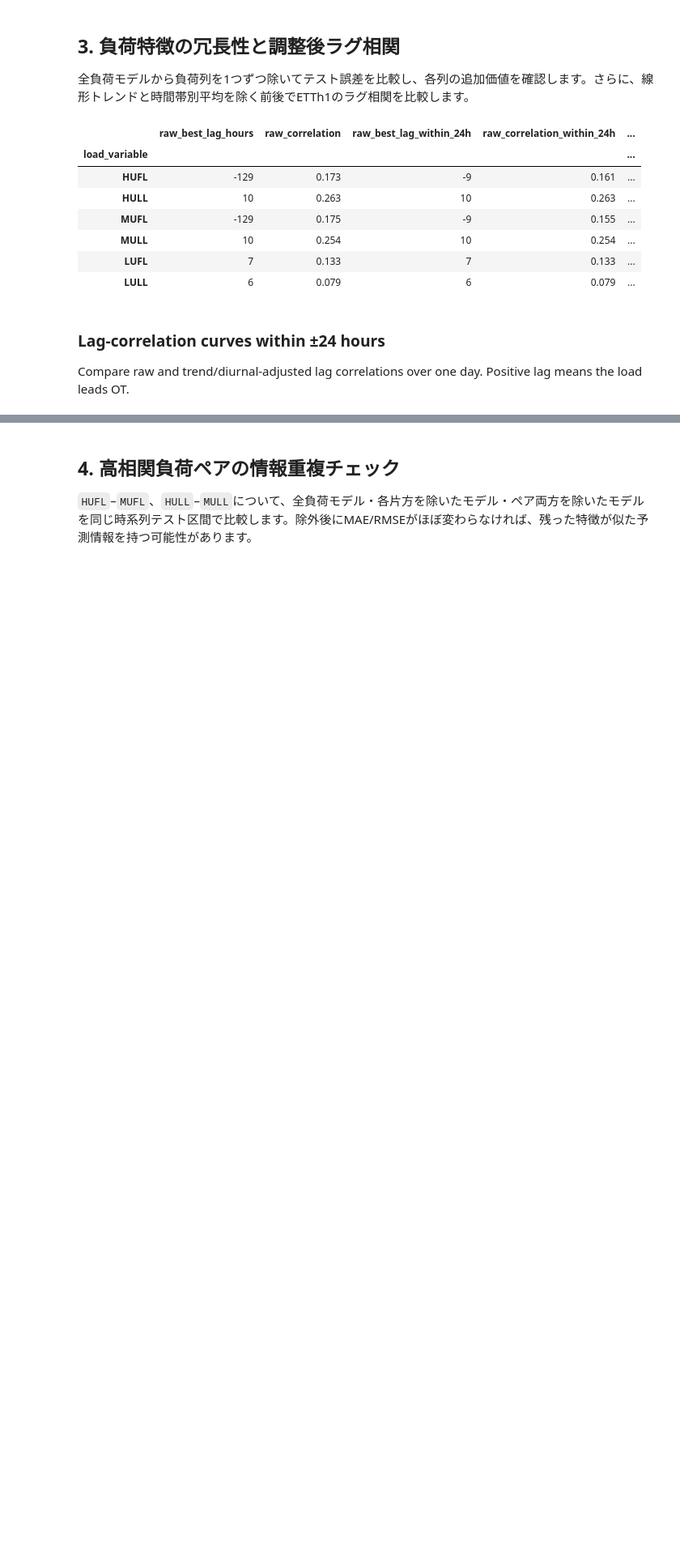
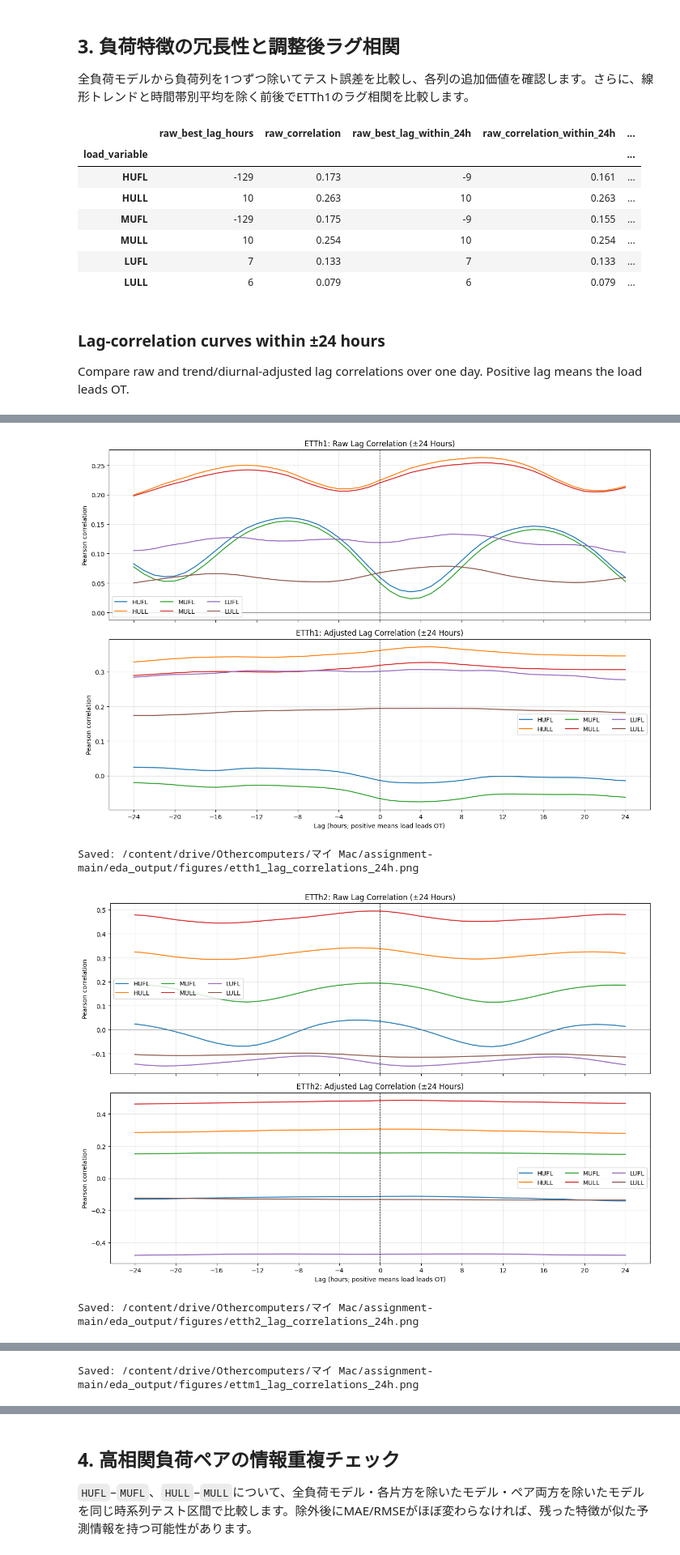
Before and after one commit to REARU0924/assignment-main, a Jupyter notebook: EDA_ETT_Colab2.ipynb, the cells around one changed output, grey strips where cells are left out. Shown at 81% size. Drawn from its saved outputs; the diff is of its cells as text; code cells hidden in the pictures; blank space fills up the shorter version.

```diff
--- a/EDA_ETT_Colab2.ipynb
+++ b/EDA_ETT_Colab2.ipynb
@@ -267,0 +229,53 @@ plt.show()
+# %%
+import matplotlib.pyplot as plt
+
+FIGURE_DIR = OUTPUT_DIR / "figures"
+FIGURE_DIR.mkdir(parents=True, exist_ok=True)
+
+for dataset_name in DATASET_NAMES:
+    frame = datasets[dataset_name]
+    samples_per_hour = 1 if dataset_name.startswith("ETTh") else 4
+    max_lag_samples = 24 * samples_per_hour
+    lag_samples = range(-max_lag_samples, max_lag_samples + 1)
+    lag_hours = [lag / samples_per_hour for lag in lag_samples]
+
+    adjusted_ot = remove_linear_trend_and_hourly_pattern(frame["OT"])
+    fig, axes = plt.subplots(2, 1, figsize=(13, 9), sharex=True)
+
+    for load_column in LOAD_COLUMNS:
+        raw_curve = [
+            frame[load_column].shift(lag).corr(frame["OT"])
+            for lag in lag_samples
+        ]
+        adjusted_load = remove_linear_trend_and_hourly_pattern(frame[load_column])
+        adjusted_curve = [
+            adjusted_load.shift(lag).corr(adjusted_ot)
+            for lag in lag_samples
+        ]
+
+        axes[0].plot(lag_hours, raw_curve, label=load_column)
+        axes[1].plot(lag_hours, adjusted_curve, label=load_column)
+
+    for ax in axes:
+        ax.axvline(0, color="black", linewidth=0.8, linestyle="--")
+        ax.axhline(0, color="gray", linewidth=0.6)
+        ax.set_ylabel("Pearson correlation")
+        ax.set_xticks(range(-24, 25, 4))
+        ax.grid(True, alpha=0.3)
+
+    axes[0].set_title(f"{dataset_name}: Raw Lag Correlation (±24 Hours)")
+    axes[0].legend(ncol=3)
+    axes[1].set_title(f"{dataset_name}: Adjusted Lag Correlation (±24 Hours)")
+    axes[1].set_xlabel("Lag (hours; positive means load leads OT)")
+    axes[1].legend(ncol=3)
+    fig.tight_layout()
+
+    figure_path = FIGURE_DIR / f"{dataset_name.lower()}_lag_correlations_24h.png"
+    fig.savefig(figure_path, dpi=160, bbox_inches="tight")
+    plt.show()
+    print("Saved:", figure_path)
+# %% [output]
+[figure, added]
+Saved: /content/drive/Othercomputers/マイ Mac/assignment-main/eda_output/figures/etth1_lag_correlations_24h.png
+[figure, added]
+Saved: /content/drive/Othercomputers/マイ Mac/assignment-main/eda_output/figures/etth2_lag_correlations_24h.png
@@ -267,0 +283 @@ plt.show()
+Saved: /content/drive/Othercomputers/マイ Mac/assignment-main/eda_output/figures/ettm1_lag_correlations_24h.png
```
Also changed, not shown: parts of 2 cells of this notebook, 5 other files.
